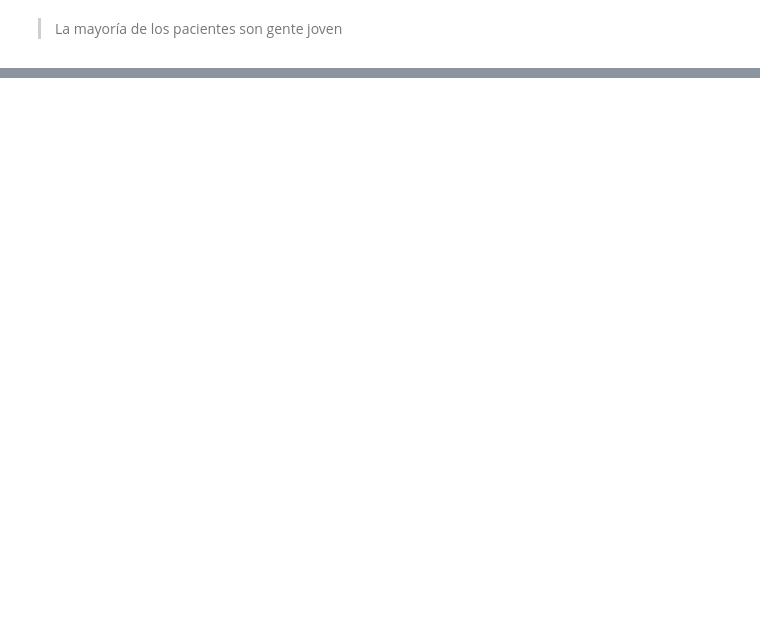
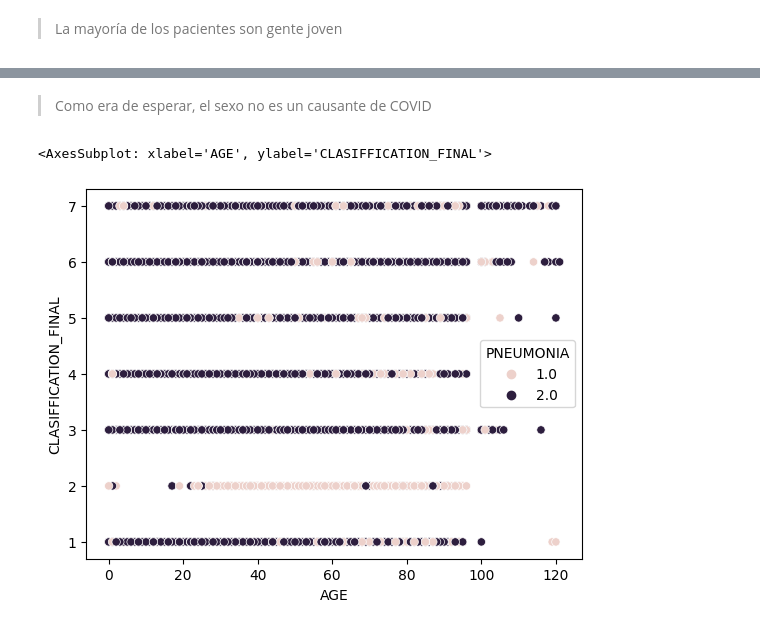
Before and after one commit to Ssutssimer/miniproject_data-science, a Jupyter notebook: miniproject-data-science.ipynb, the cells around one changed output, grey strips where cells are left out. Cells and saved outputs as stored; diff of their text form; code cells hidden in the pictures; blank space fills up the shorter version.

```diff
--- a/miniproject-data-science.ipynb
+++ b/miniproject-data-science.ipynb
@@ -73,0 +108,7 @@ sns.countplot(x='AGE', data=df)
+# %% [markdown]
+> Como era de esperar, el sexo no es un causante de COVID
+# %%
+sns.scatterplot(x='AGE', y='CLASIFFICATION_FINAL', hue='PNEUMONIA', data=df)
+# %% [output]
+<AxesSubplot: xlabel='AGE', ylabel='CLASIFFICATION_FINAL'>
+[figure, added]
```
Also changed, not shown: parts of 23 cells of this notebook.
